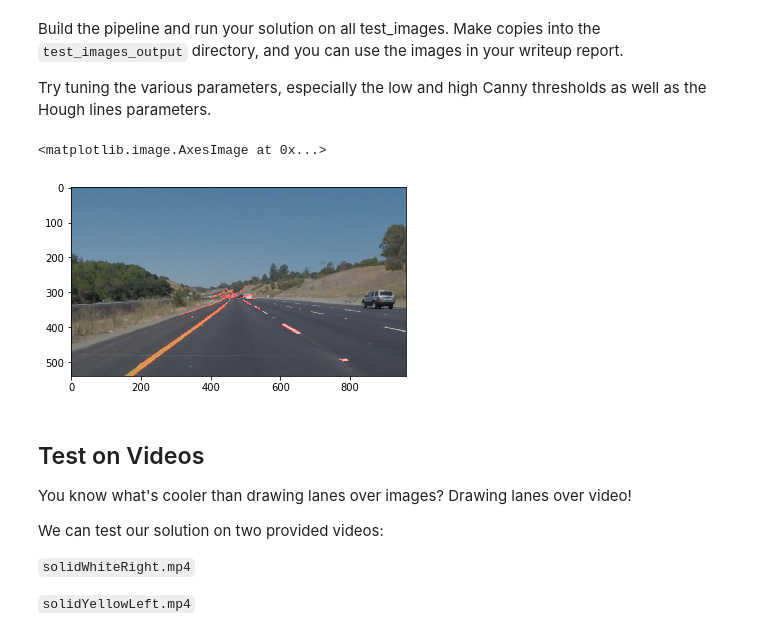
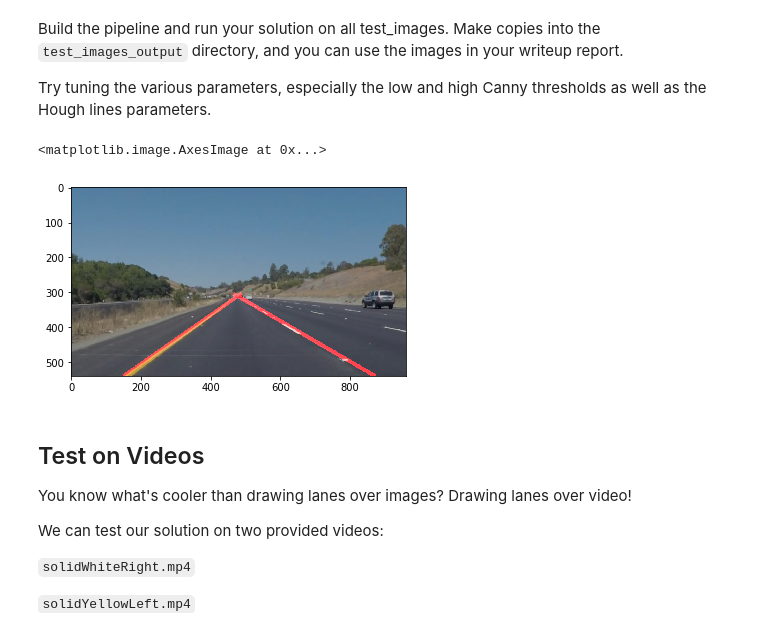
Before and after one commit to mickiedd/carnd_t1p1, a Jupyter notebook: P1.ipynb, the cells around one changed output. Drawn from its saved outputs; the diff is of its cells as text; code cells hidden in the pictures.

```diff
--- a/P1.ipynb
+++ b/P1.ipynb
@@ -195,31 +259,32 @@ Try tuning the various parameters, especially the low and high Canny thresholds
 # %%
 # TODO: Build your pipeline that will draw lane lines on the test_images
 # then save them to the test_images_output directory.
 
 def get_line_weighted_img(image):
     # grayscale the image
     gray = grayscale(image)
     # Define a kernel size and apply Gaussian smoothing
     kernel_size = 5
     blur_gray = cv2.GaussianBlur(gray,(kernel_size, kernel_size),0)
     # apply blur_gray image to Canny
-    edges = canny(blur_gray, 50, 150)
+    edges = canny(blur_gray, 50, 200)
     # define a vertice for a region of interest
     imshape = image.shape
     h = imshape[0]
     w = imshape[1]
-    vertices = np.array([[(0,h),(w / 2, h / 2), (w / 2, h / 2), (w,h)]], dtype=np.int32)
+    vertices = np.array([[(w * 0.1,h),(w / 2, h * 0.55), (w / 2, h * 0.55), (w * 0.9,h)]], dtype=np.int32)
     masked_image = region_of_interest(edges, vertices)
     # Run Hough on edge detected image
-    line_img = hough_lines(img=masked_image, rho=1, theta=np.pi/180.0, threshold=5, min_line_len=15, max_line_gap=5)
+    line_img = hough_lines(img=masked_image, rho=2, theta=np.pi/180.0, threshold=80, min_line_len=15, max_line_gap=15)
     # Mix the two image together
     final_img = weighted_img(line_img, image)
+    #print(w, h)
     return final_img
 filename = 'test_images/solidYellowCurve.jpg'
 plt.imshow(get_line_weighted_img(mpimg.imread(filename)))
 # %% [output]
 <matplotlib.image.AxesImage at 0x...>
-[figure, old version]
+[figure, new version]
 # %% [markdown]
 ## Test on Videos
 
```
Also changed, not shown: parts of 3 cells of this notebook.
